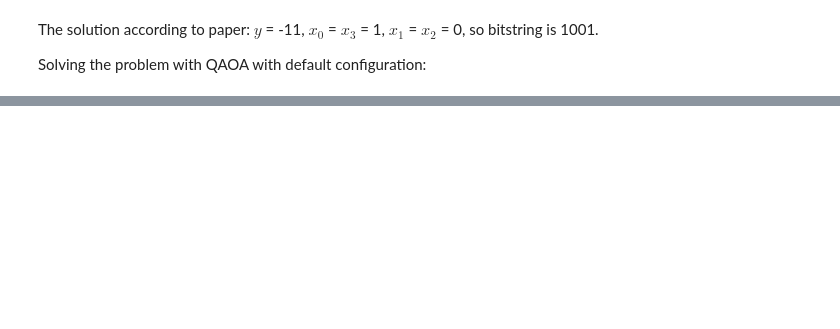
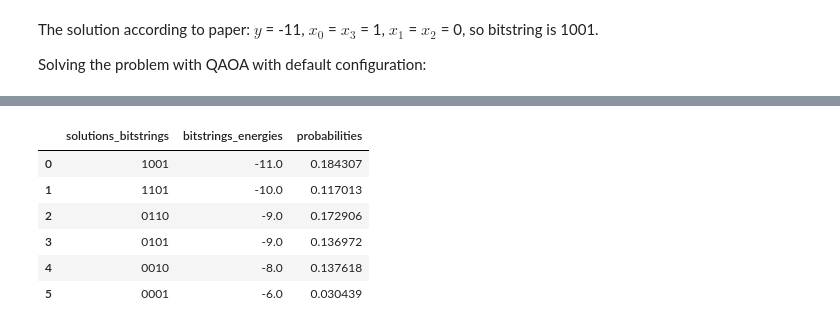
Before and after one commit to TerraVenil/QuantumJourney, a Jupyter notebook: OpenQAOA.ipynb, the cells around one changed output, grey strips where cells are left out. Cells and saved outputs as stored; diff of their text form; code cells hidden in the pictures; blank space fills up the shorter version.

```diff
--- a/OpenQAOA.ipynb
+++ b/OpenQAOA.ipynb
@@ -83,0 +72,10 @@ Why do we have different results for y? -20 (OpenQAOA) vs -11 (qubovert)
+# %%
+pd.DataFrame(result.lowest_cost_bitstrings(6))
+# %% [output]
+|  | solutions_bitstrings | bitstrings_energies | probabilities |
+| 0 | 1001 | -11.0 | 0.184307 |
+| 1 | 1101 | -10.0 | 0.117013 |
+| 2 | 0110 | -9.0 | 0.172906 |
+| 3 | 0101 | -9.0 | 0.136972 |
+| 4 | 0010 | -8.0 | 0.137618 |
+| 5 | 0001 | -6.0 | 0.030439 |
```
Also changed, not shown: parts of 21 cells of this notebook.
